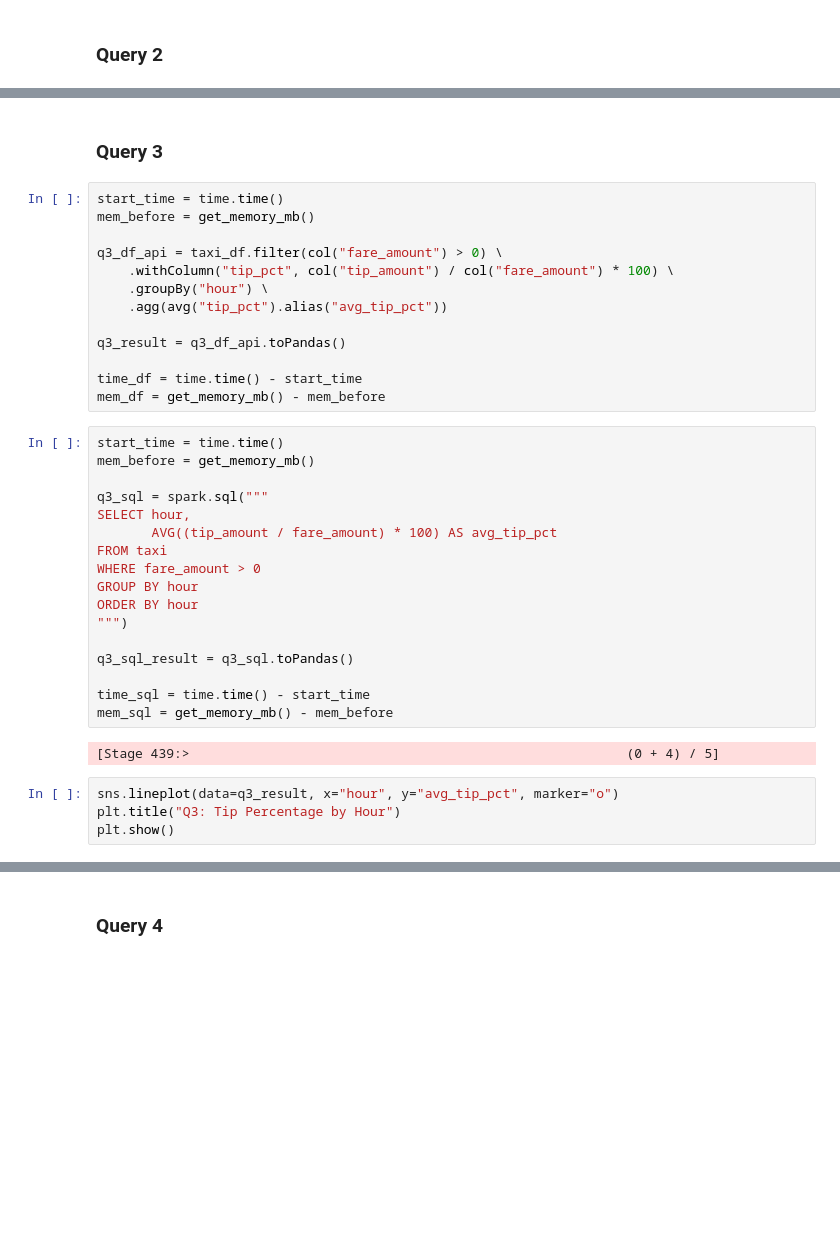
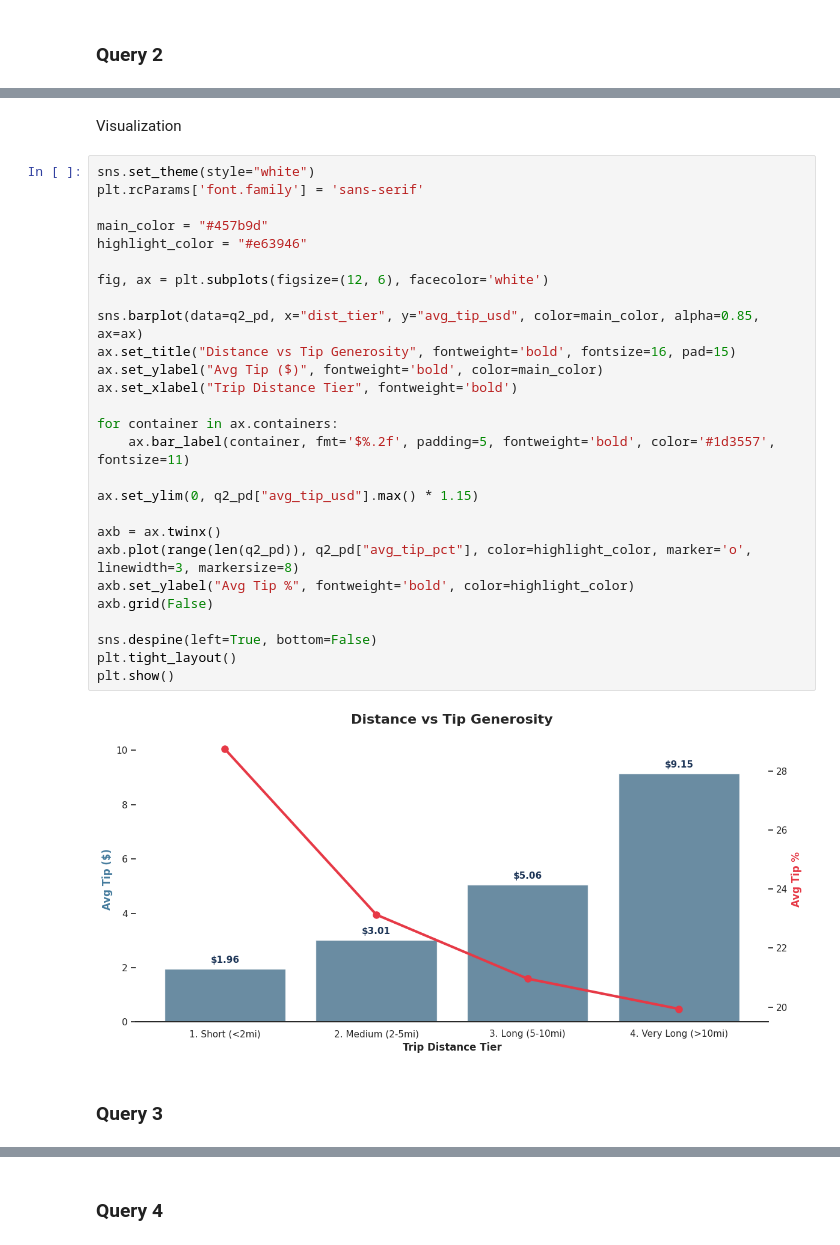
Before and after one commit to Mariana-rc01/SparkAndDrive, a Jupyter notebook: profiling_mariana.ipynb, the cells around one changed output, grey strips where cells are left out. Cells and saved outputs as stored; diff of their text form; blank space fills up the shorter version.

```diff
--- a/profiling_mariana.ipynb
+++ b/profiling_mariana.ipynb
@@ -2096,38 +1283,33 @@ plt.show()
+# %% [markdown]
+Visualization
+# %%
+sns.set_theme(style="white")
+plt.rcParams['font.family'] = 'sans-serif'
+
+main_color = "#457b9d"
+highlight_color = "#e63946"
+
+fig, ax = plt.subplots(figsize=(12, 6), facecolor='white')
+
+sns.barplot(data=q2_pd, x="dist_tier", y="avg_tip_usd", color=main_color, alpha=0.85, ax=ax)
+ax.set_title("Distance vs Tip Generosity", fontweight='bold', fontsize=16, pad=15)
+ax.set_ylabel("Avg Tip ($)", fontweight='bold', color=main_color)
+ax.set_xlabel("Trip Distance Tier", fontweight='bold')
+
+for container in ax.containers:
+    ax.bar_label(container, fmt='$%.2f', padding=5, fontweight='bold', color='#1d3557', fontsize=11)
+
+ax.set_ylim(0, q2_pd["avg_tip_usd"].max() * 1.15)
+
+axb = ax.twinx()
+axb.plot(range(len(q2_pd)), q2_pd["avg_tip_pct"], color=highlight_color, marker='o', linewidth=3, markersize=8)
+axb.set_ylabel("Avg Tip %", fontweight='bold', color=highlight_color)
+axb.grid(False)
+
+sns.despine(left=True, bottom=False)
+plt.tight_layout()
+plt.show()
+# %% [output]
+[figure, added]
 # %% [markdown]
 ### Query 3
-# %%
-start_time = time.time()
-mem_before = get_memory_mb()
-
-q3_df_api = taxi_df.filter(col("fare_amount") > 0) \
-    .withColumn("tip_pct", col("tip_amount") / col("fare_amount") * 100) \
-    .groupBy("hour") \
-    .agg(avg("tip_pct").alias("avg_tip_pct"))
-
-q3_result = q3_df_api.toPandas()
-
-time_df = time.time() - start_time
-mem_df = get_memory_mb() - mem_before
-# %%
-start_time = time.time()
-mem_before = get_memory_mb()
-
-q3_sql = spark.sql("""
-SELECT hour,
-       AVG((tip_amount / fare_amount) * 100) AS avg_tip_pct
-FROM taxi
-WHERE fare_amount > 0
-GROUP BY hour
-ORDER BY hour
-""")
-
-q3_sql_result = q3_sql.toPandas()
-
-time_sql = time.time() - start_time
-mem_sql = get_memory_mb() - mem_before
-# %% [output]
-[Stage 439:>                                                        (0 + 4) / 5]
-# %%
-sns.lineplot(data=q3_result, x="hour", y="avg_tip_pct", marker="o")
-plt.title("Q3: Tip Percentage by Hour")
-plt.show()
```
Also changed, not shown: parts of 94 cells of this notebook.
